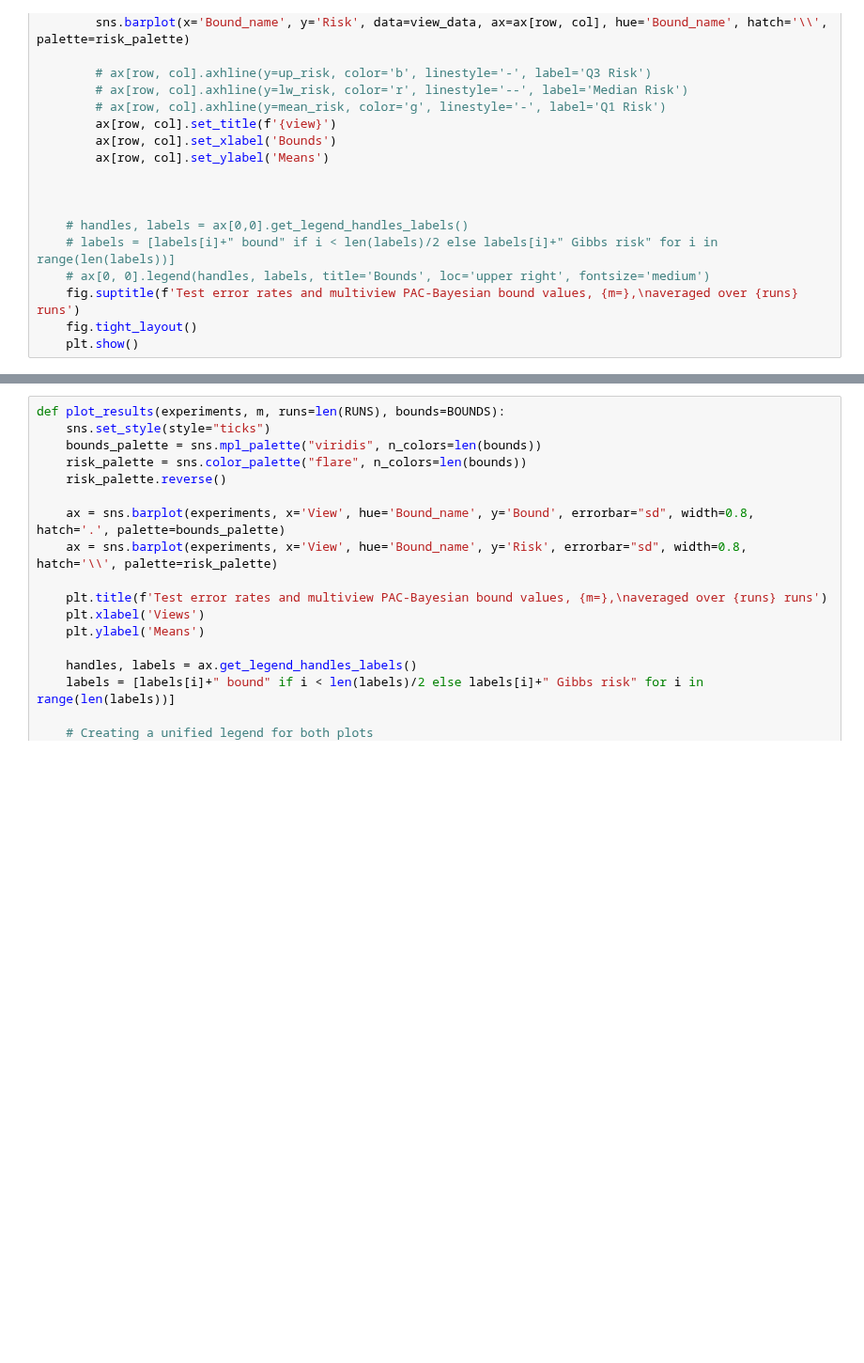
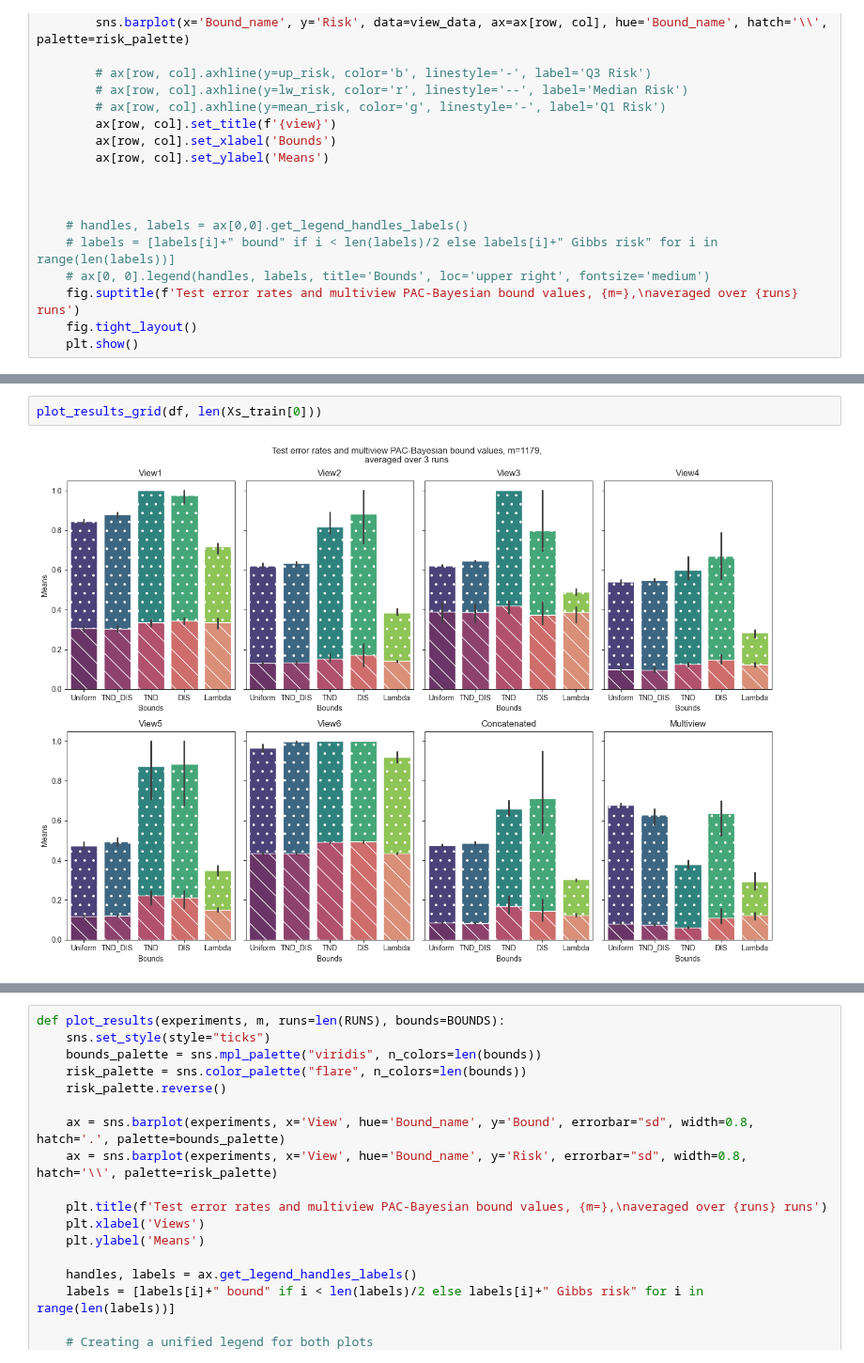
Before and after one commit to adidi24/Multi-View-Majority-Vote-Learning-Algorithms-Direct-Minimization-of-PAC-Bayesian-Bounds, a Jupyter notebook: empirical-evaluation-jupyter.ipynb, the cells around one changed output, grey strips where cells are left out. Shown at 94% size. Saved outputs shown, nothing was run; the diff lists cells and outputs as text; blank space fills up the shorter version.

```diff
--- a/empirical-evaluation-jupyter.ipynb
+++ b/empirical-evaluation-jupyter.ipynb
@@ -460,3 +455,7 @@ y_test.sum(), y_test.shape
+# %%
+plot_results_grid(df, len(Xs_train[0]))
+# %% [output]
+[figure, added]
 # %%
 posterior_rho
 # %% [output]
```
Also changed, not shown: parts of 15 cells of this notebook, 14 other files.
